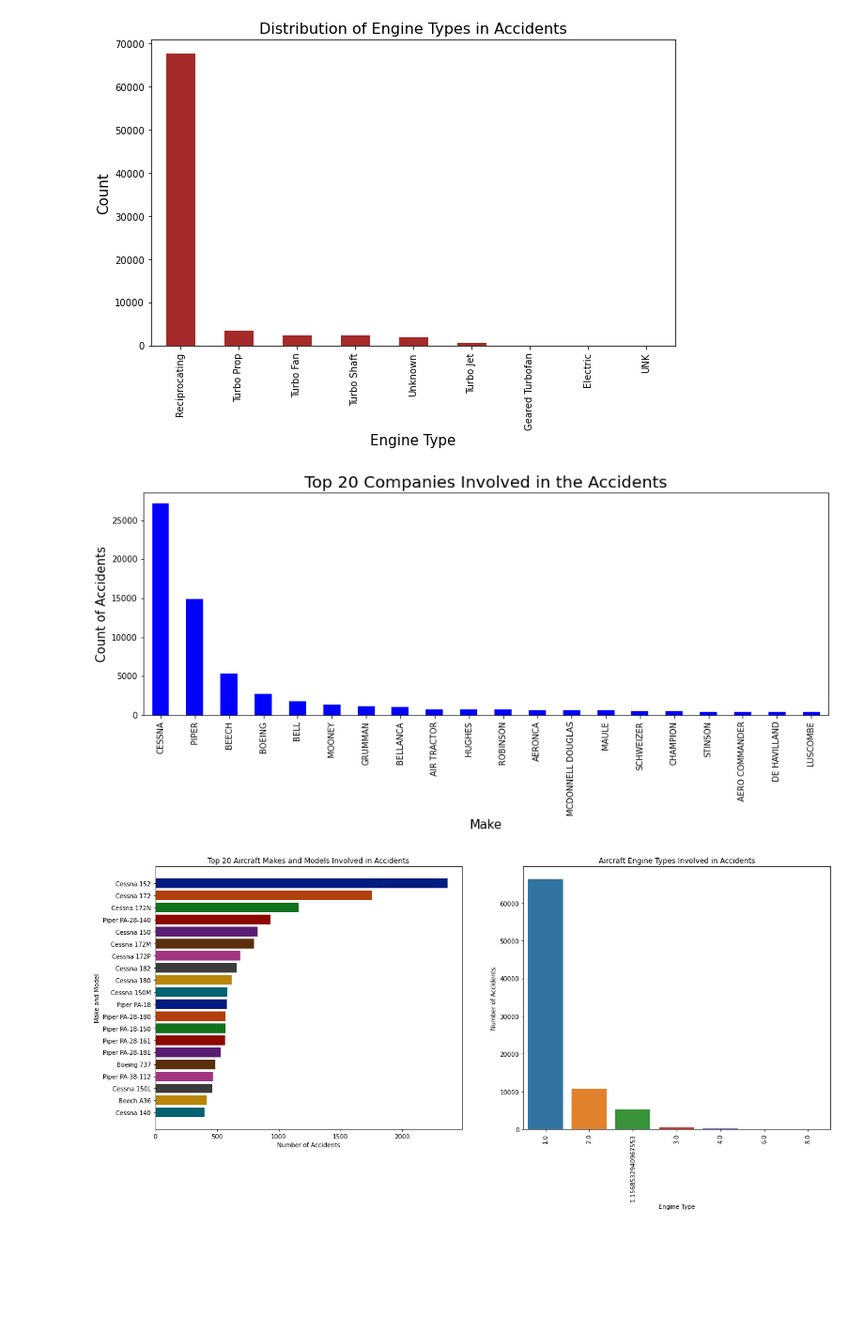
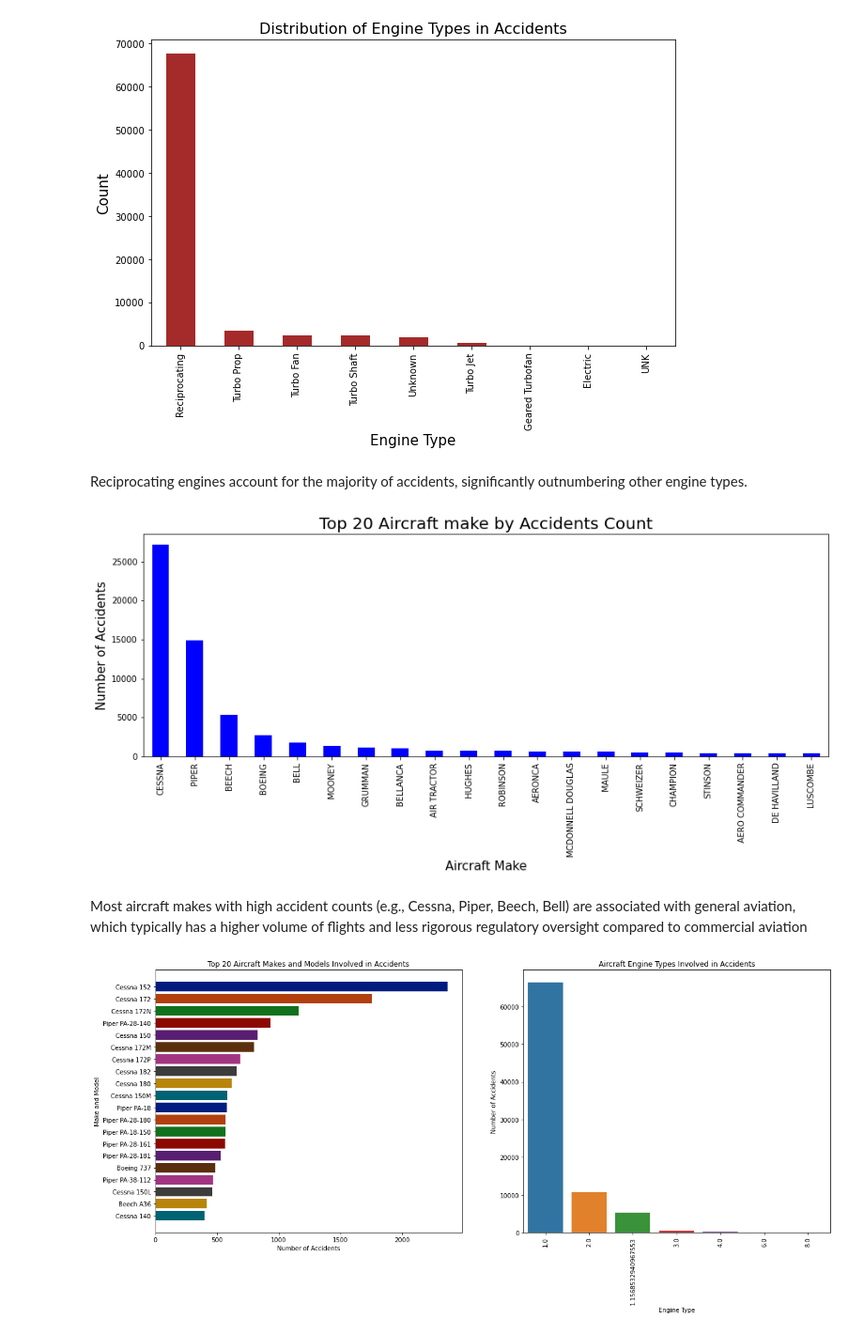
Before and after one commit to Noel-cyber/Aircraft_Reccomendation, a Jupyter notebook: project1.ipynb, the cells around one changed output. Shown at 94% size. Drawn from its saved outputs; the diff is of its cells as text; code cells hidden in the pictures; blank space fills up the shorter version.

```diff
--- a/project1.ipynb
+++ b/project1.ipynb
@@ -587,15 +633,24 @@ plt.ylabel('Count', fontsize=15)
 plt.show()
 # %% [output]
 [figure]
+# %% [markdown]
+Reciprocating engines account for the majority of accidents, significantly outnumbering other engine types.
 # %%
+# Plot the distribution of Aircraft make involved in Accidents
 plt.figure(figsize=(15,5))
 df['Make'].str.upper().value_counts().sort_values(ascending=False)[:20].plot(kind='bar', color='blue')
-plt.xticks(rotation=90)
-plt.xlabel("Make", size=15)
-plt.ylabel("Count of Accidents", size=15)
-plt.title("Top 20 Companies Involved in the Accidents", size=20)
+
+
+# Add a title and Label the axis
+plt.xlabel("Aircraft Make", size=15)
+plt.ylabel("Number of Accidents", size=15)
+plt.title("Top 20 Aircraft make by Accidents Count", size=20)
 y=df['Make'].str.upper().value_counts().sort_values(ascending=False)[:20]
+
+# Display the plot
 plt.show()
 # %% [output]
-[figure, old version]
+[figure, new version]
+# %% [markdown]
+Most aircraft makes with high accident counts (e.g., Cessna, Piper, Beech, Bell) are associated with general aviation, which typically has a higher volume of flights and less rigorous regulatory oversight compared to commercial aviation
 # %%
```
Also changed, not shown: parts of 37 cells of this notebook.
